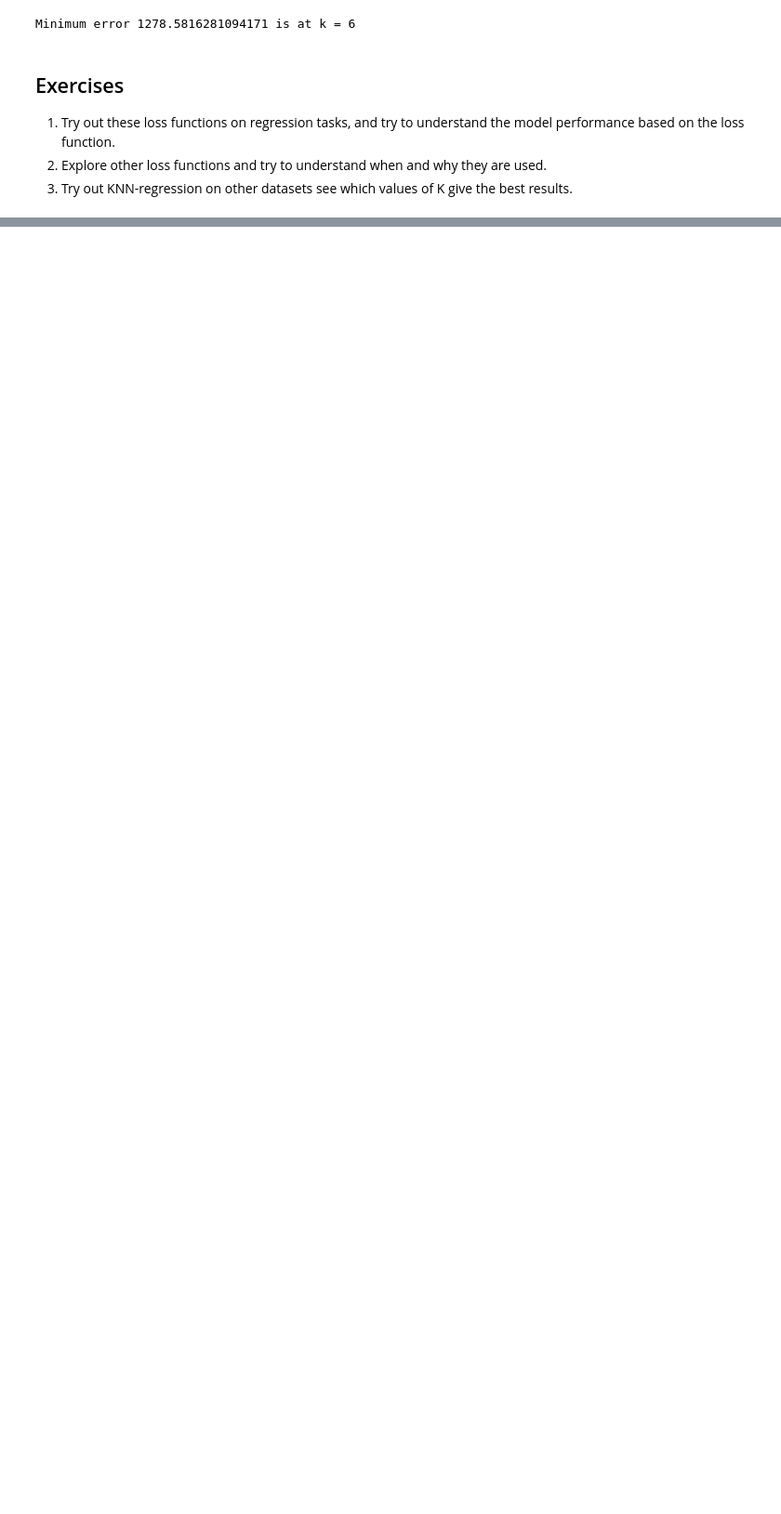
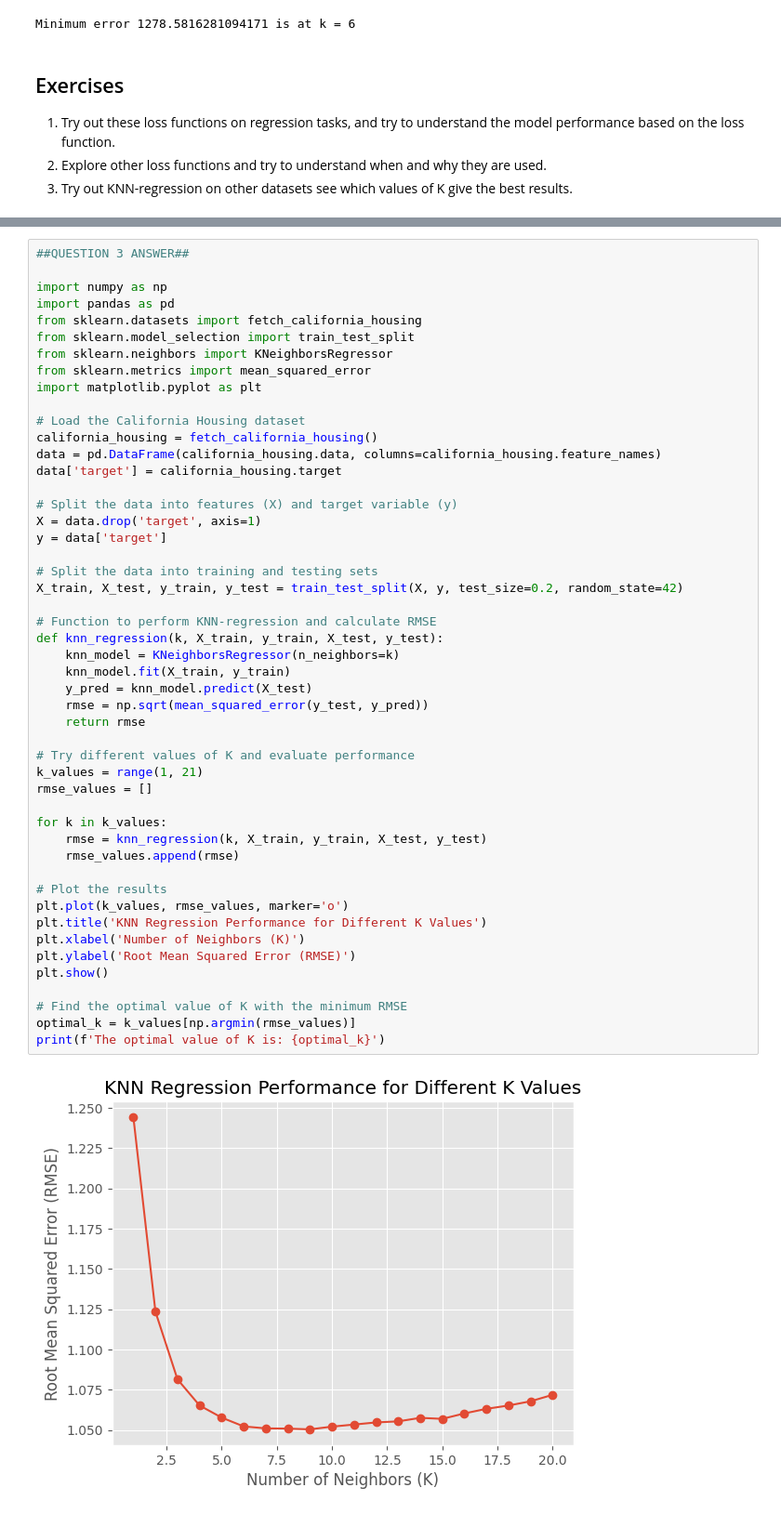
Before and after one commit to Jagathateja/FMML_Projects_and_labs, a Jupyter notebook: Regression_Lab_2.ipynb, the cells around one changed output, grey strips where cells are left out. Shown: that part at 93% size. Drawn from its saved outputs; the diff is of its cells as text; blank space fills up the shorter version.

```diff
--- a/Regression_Lab_2.ipynb
+++ b/Regression_Lab_2.ipynb
@@ -259,0 +397,51 @@ Minimum error 1278.5816281094171 is at k = 6
+# %%
+##QUESTION 3 ANSWER##
+
+import numpy as np
+import pandas as pd
+from sklearn.datasets import fetch_california_housing
+from sklearn.model_selection import train_test_split
+from sklearn.neighbors import KNeighborsRegressor
+from sklearn.metrics import mean_squared_error
+import matplotlib.pyplot as plt
+
+# Load the California Housing dataset
+california_housing = fetch_california_housing()
+data = pd.DataFrame(california_housing.data, columns=california_housing.feature_names)
+data['target'] = california_housing.target
+
+# Split the data into features (X) and target variable (y)
+X = data.drop('target', axis=1)
+y = data['target']
+
+# Split the data into training and testing sets
+X_train, X_test, y_train, y_test = train_test_split(X, y, test_size=0.2, random_state=42)
+
+# Function to perform KNN-regression and calculate RMSE
+def knn_regression(k, X_train, y_train, X_test, y_test):
+    knn_model = KNeighborsRegressor(n_neighbors=k)
+    knn_model.fit(X_train, y_train)
+    y_pred = knn_model.predict(X_test)
+    rmse = np.sqrt(mean_squared_error(y_test, y_pred))
+    return rmse
+
+# Try different values of K and evaluate performance
+k_values = range(1, 21)
+rmse_values = []
+
+for k in k_values:
+    rmse = knn_regression(k, X_train, y_train, X_test, y_test)
+    rmse_values.append(rmse)
+
+# Plot the results
+plt.plot(k_values, rmse_values, marker='o')
+plt.title('KNN Regression Performance for Different K Values')
+plt.xlabel('Number of Neighbors (K)')
+plt.ylabel('Root Mean Squared Error (RMSE)')
+plt.show()
+
+# Find the optimal value of K with the minimum RMSE
+optimal_k = k_values[np.argmin(rmse_values)]
+print(f'The optimal value of K is: {optimal_k}')
+# %% [output]
+[figure, added]
```
Also changed, not shown: parts of 5 cells of this notebook.
